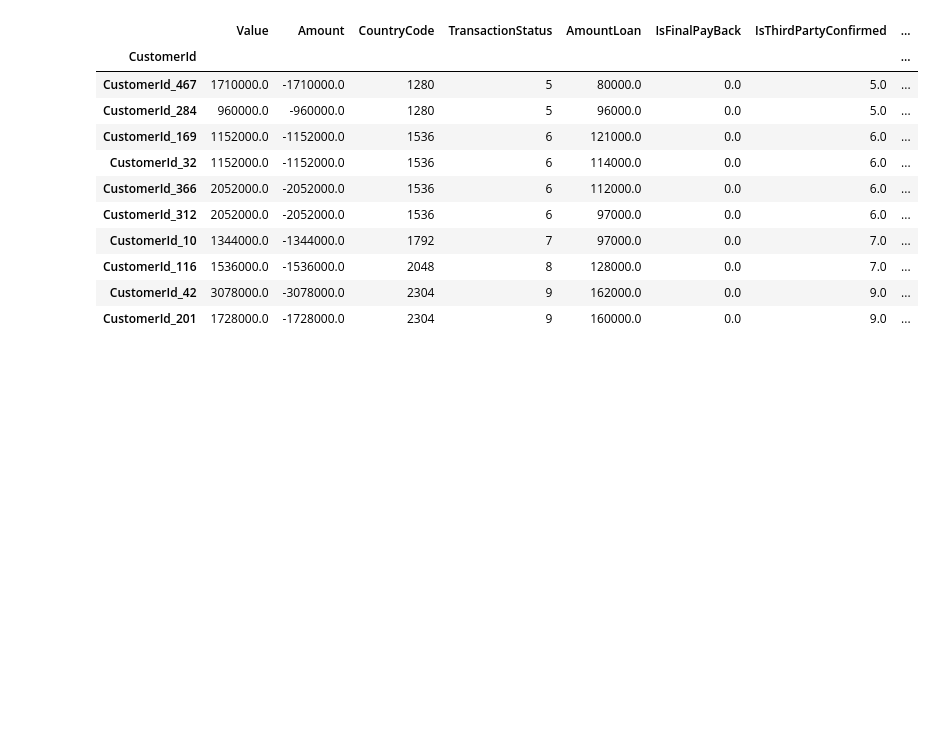
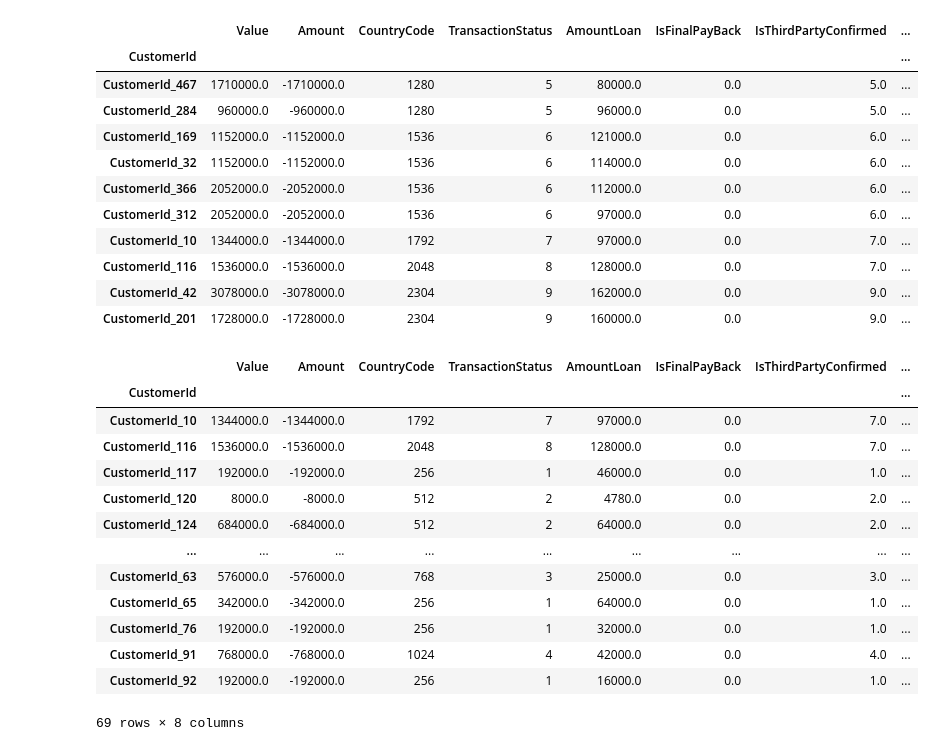
Before and after one commit to H-u-g-o/Credit-Score, a Jupyter notebook: Credit Score.ipynb, the cells around one changed output. Saved outputs shown, nothing was run; the diff lists cells and outputs as text; code cells hidden in the pictures; blank space fills up the shorter version.

```diff
--- a/Credit Score.ipynb
+++ b/Credit Score.ipynb
@@ -177,3 +177,20 @@ defaulted_customer.sort_values('TransactionStatus').tail(10)
 | CustomerId_116 | 1536000.0 | -1536000.0 | 2048 | 8 | 128000.0 | 0.0 | 7.0 | ... |
 | CustomerId_42 | 3078000.0 | -3078000.0 | 2304 | 9 | 162000.0 | 0.0 | 9.0 | ... |
 | CustomerId_201 | 1728000.0 | -1728000.0 | 2304 | 9 | 160000.0 | 0.0 | 9.0 | ... |
+# %%
+groupby_CustomerId
+# %% [output]
+|  | Value | Amount | CountryCode | TransactionStatus | AmountLoan | IsFinalPayBack | IsThirdPartyConfirmed | ... |
+| CustomerId |  |  |  |  |  |  |  | ... |
+| CustomerId_10 | 1344000.0 | -1344000.0 | 1792 | 7 | 97000.0 | 0.0 | 7.0 | ... |
+| CustomerId_116 | 1536000.0 | -1536000.0 | 2048 | 8 | 128000.0 | 0.0 | 7.0 | ... |
+| CustomerId_117 | 192000.0 | -192000.0 | 256 | 1 | 46000.0 | 0.0 | 1.0 | ... |
+| CustomerId_120 | 8000.0 | -8000.0 | 512 | 2 | 4780.0 | 0.0 | 2.0 | ... |
+| CustomerId_124 | 684000.0 | -684000.0 | 512 | 2 | 64000.0 | 0.0 | 2.0 | ... |
+| ... | ... | ... | ... | ... | ... | ... | ... | ... |
+| CustomerId_63 | 576000.0 | -576000.0 | 768 | 3 | 25000.0 | 0.0 | 3.0 | ... |
+| CustomerId_65 | 342000.0 | -342000.0 | 256 | 1 | 64000.0 | 0.0 | 1.0 | ... |
+| CustomerId_76 | 192000.0 | -192000.0 | 256 | 1 | 32000.0 | 0.0 | 1.0 | ... |
+| CustomerId_91 | 768000.0 | -768000.0 | 1024 | 4 | 42000.0 | 0.0 | 4.0 | ... |
+| CustomerId_92 | 192000.0 | -192000.0 | 256 | 1 | 16000.0 | 0.0 | 1.0 | ... |
+69 rows × 8 columns
```
Also changed, not shown: parts of 3 cells of this notebook.
